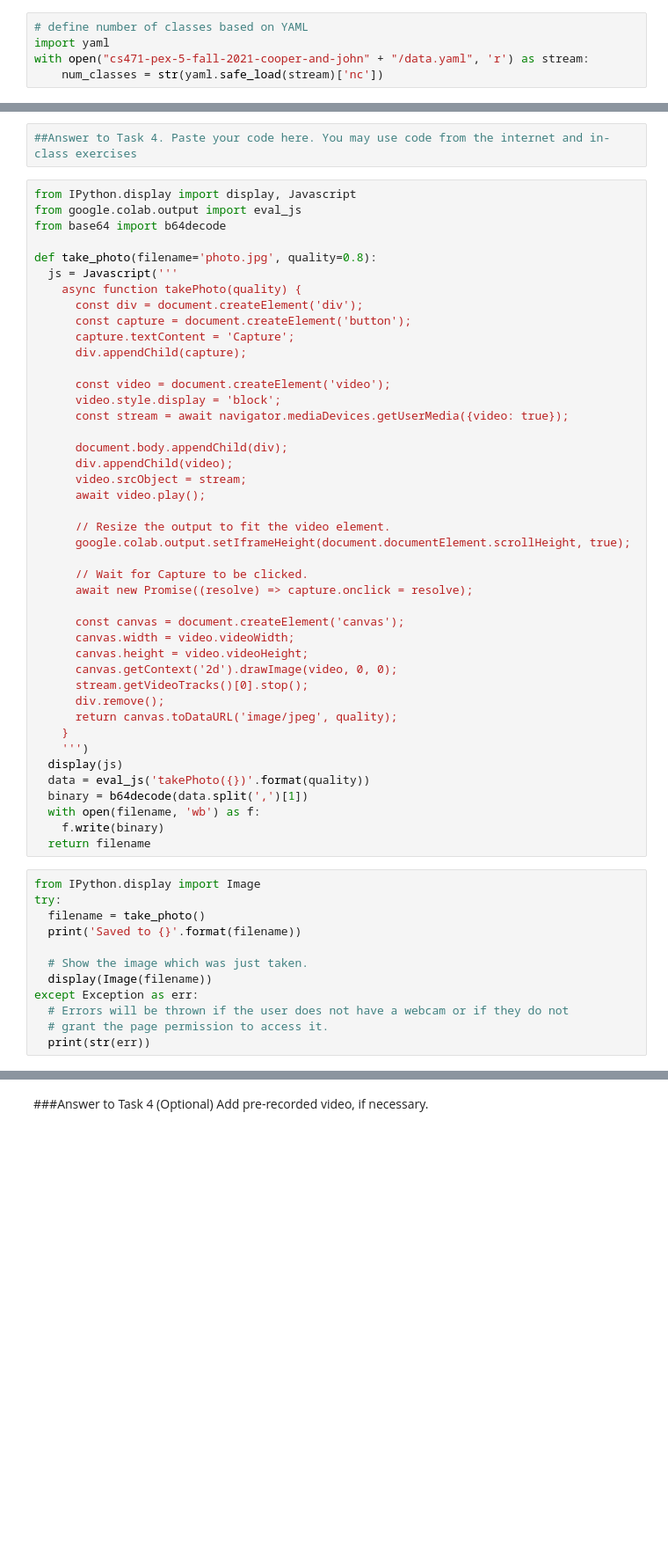
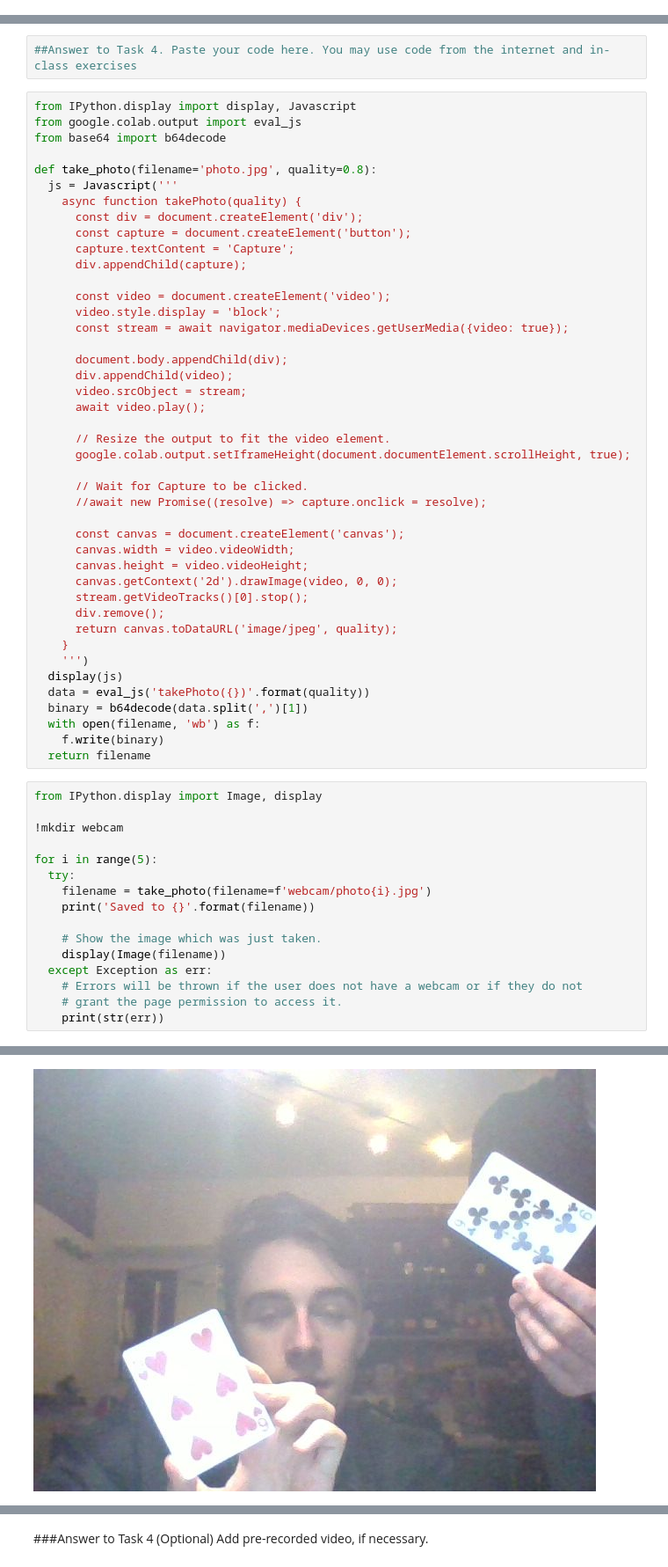
Before and after one commit to USAFADFCS/cs471-pex-5-fall-2021-cooper-and-john, a Jupyter notebook: PEX_5_Student_Version.ipynb, the cells around one changed output, grey strips where cells are left out. Shown at 88% size. Saved outputs shown, nothing was run; the diff lists cells and outputs as text; blank space fills up the shorter version.

```diff
--- a/PEX_5_Student_Version.ipynb
+++ b/PEX_5_Student_Version.ipynb
@@ -87,5 +95,0 @@ fatal: destination path 'cs471-pex-5-fall-2021-cooper-and-john' already exists a
-# %%
-# define number of classes based on YAML
-import yaml
-with open("cs471-pex-5-fall-2021-cooper-and-john" + "/data.yaml", 'r') as stream:
-    num_classes = str(yaml.safe_load(stream)['nc'])
@@ -262,7 +287,7 @@ def take_photo(filename='photo.jpg', quality=0.8):
       google.colab.output.setIframeHeight(document.documentElement.scrollHeight, true);
 
       // Wait for Capture to be clicked.
-      await new Promise((resolve) => capture.onclick = resolve);
+      //await new Promise((resolve) => capture.onclick = resolve);
 
       const canvas = document.createElement('canvas');
       canvas.width = video.videoWidth;
@@ -280,14 +305,19 @@ def take_photo(filename='photo.jpg', quality=0.8):
     f.write(binary)
   return filename
 # %%
-from IPython.display import Image
-try:
-  filename = take_photo()
-  print('Saved to {}'.format(filename))
+from IPython.display import Image, display
 
-  # Show the image which was just taken.
-  display(Image(filename))
-except Exception as err:
-  # Errors will be thrown if the user does not have a webcam or if they do not
-  # grant the page permission to access it.
-  print(str(err))
+!mkdir webcam
+
+for i in range(5):
+  try:
+    filename = take_photo(filename=f'webcam/photo{i}.jpg')
+    print('Saved to {}'.format(filename))
+
+    # Show the image which was just taken.
+    display(Image(filename))
+  except Exception as err:
+    # Errors will be thrown if the user does not have a webcam or if they do not
+    # grant the page permission to access it.
+    print(str(err))
+# %% [output]
@@ -293,0 +327 @@ except Exception as err:
+[figure, added]
```
Also changed, not shown: parts of 13 cells of this notebook.
